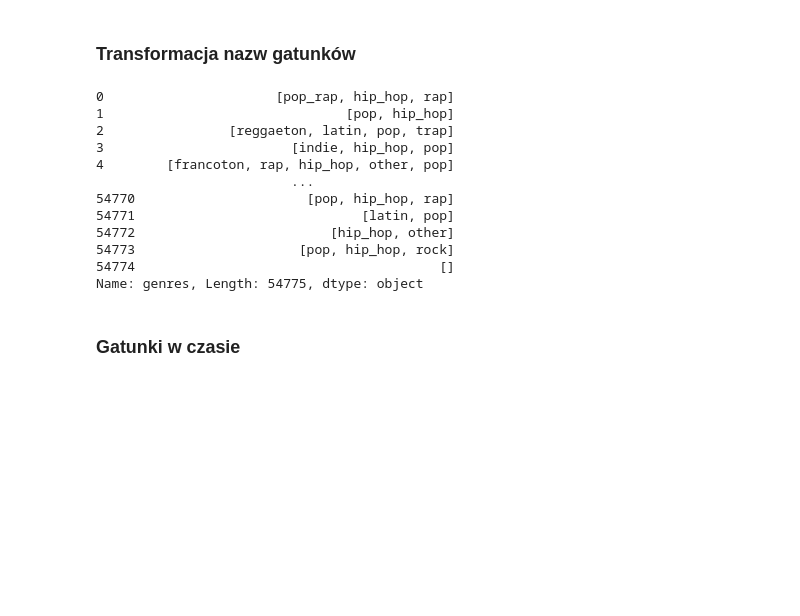
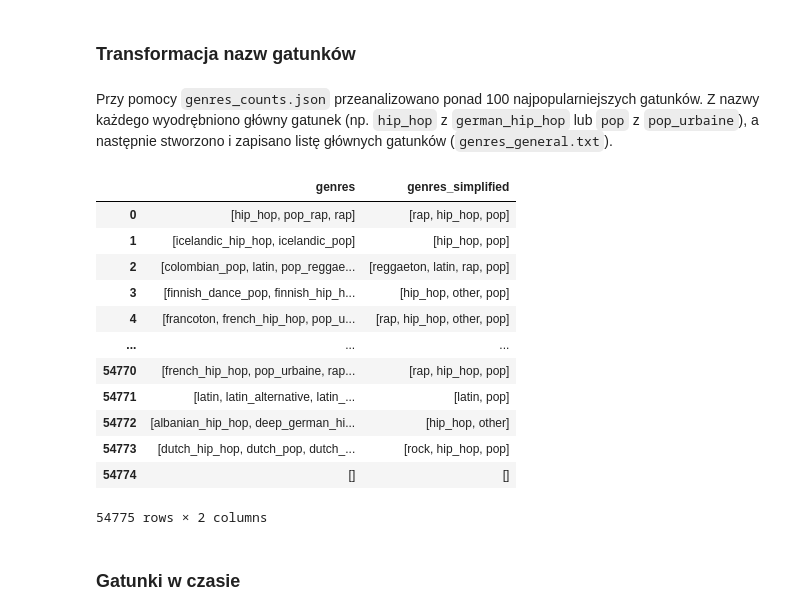
Before and after one commit to pawlooss1/spotify-data-mining, a Jupyter notebook: notebooks/genres_analysis.ipynb, the cells around one changed output. Drawn from its saved outputs; the diff is of its cells as text; code cells hidden in the pictures; blank space fills up the shorter version.

```diff
--- a/notebooks/genres_analysis.ipynb
+++ b/notebooks/genres_analysis.ipynb
@@ -15,7 +18,7 @@ from wordcloud import WordCloud
 # %%
 plt.style.use('seaborn')
 # %%
-df = pd.read_csv('./data/features.csv')
+df = pd.read_csv('../data/features.csv')
 # %% [markdown]
 ### Wstępna eksploracja
 # %%
@@ -31,6 +34,10 @@ df.head()
 Każdemu utworowi może być przypisanych wiele gatunków. Z powodu braku jasnej przesłanki co do wyboru tylko 1 z wielu, należy wziąć pod uwagę wszystkie gatunki naraz.
 # %%
 def transform_row(x):
+    """
+    Parses genre entry to a flattend list.
+    """
+
     l = json.loads(x)
     if len(l) >= 1:
         l_new = []
@@ -39,6 +46,4 @@ def transform_row(x):
         return l_new
     else:
         return []
-
-df['genres'] = df['genres'].apply(lambda x: transform_row(x))
 # %%
@@ -101,6 +108,8 @@ Najpopularniejszymi gatunkami są pop, trap, hip hop, latin, reggaeton. Dla każ
 genres_counts_sorted = dict(
     sorted(genres_counts.items(), key=lambda x: x[1], reverse=True))
 
-with open('genres_counts.json', 'w') as f:
-    json.dump(genres_counts_sorted, f)
+# with open('../data/genres/genres_counts.json', 'w') as f:
+#     json.dump(genres_counts_sorted, f)
+# %% [markdown]
+Przy pomocy `genres_counts.json` przeanalizowano ponad 100 najpopularniejszych gatunków. Z nazwy każdego wyodrębniono główny gatunek (np. `hip_hop` z `german_hip_hop` lub `pop` z `pop_urbaine`), a następnie stworzono i zapisano listę głównych gatunków (`genres_general.txt`).
 # %%
@@ -122,36 +143,29 @@ def aggregate_genres():
-# %%
-def simplify_genre(genres_simplified, genre_str):
-    for genre_simplified in genres_simplified:
-        if genre_simplified in genre_str:
-            return genre_simplified
-
-    return 'other'
 # %%
-with open('genres_simplified.txt', 'r') as f:
-    genres_simplified = f.readlines()
-    genres_simplified = [genre.strip() for genre in genres_simplified]
+with open('../data/genres/genres_general.txt', 'r') as f:
+    genres_general = f.readlines()
+    genres_general = [genre.strip() for genre in genres_general]
 
+genres_general = limit_general_genres(genres_counts, genres_general)
+df['genres_simplified'] = df['genres'].apply(
+                    lambda x: [simplify_genre(genres_general, genre) for genre in x])
+df['genres_simplified'] = df['genres_simplified'].apply(
+                    lambda x: list(set(x))) # Remove possible duplicates
 
-
-df['genres'] = df['genres'].apply(
-                    lambda x: [simplify_genre(genres_simplified, genre) for genre in x])
-df['genres'] = df['genres'].apply(
-                    lambda x: list(set(x)))
+df[['genres', 'genres_simplified']]
+# %% [output]
+|  | genres | genres_simplified |
+| 0 | [hip_hop, pop_rap, rap] | [rap, hip_hop, pop] |
+| 1 | [icelandic_hip_hop, icelandic_pop] | [hip_hop, pop] |
+| 2 | [colombian_pop, latin, pop_reggae... | [reggaeton, latin, rap, pop] |
+| 3 | [finnish_dance_pop, finnish_hip_h... | [hip_hop, other, pop] |
+| 4 | [francoton, french_hip_hop, pop_u... | [rap, hip_hop, other, pop] |
+| ... | ... | ... |
+| 54770 | [french_hip_hop, pop_urbaine, rap... | [rap, hip_hop, pop] |
+| 54771 | [latin, latin_alternative, latin_... | [latin, pop] |
+| 54772 | [albanian_hip_hop, deep_german_hi... | [hip_hop, other] |
+| 54773 | [dutch_hip_hop, dutch_pop, dutch_... | [rock, hip_hop, pop] |
+| 54774 | [] | [] |
+54775 rows × 2 columns
-# %%
-df['genres']
-# %% [output]
-0                      [pop_rap, hip_hop, rap]
-1                               [pop, hip_hop]
-2                [reggaeton, latin, pop, trap]
-3                        [indie, hip_hop, pop]
-4        [francoton, rap, hip_hop, other, pop]
-                         ...
-54770                      [pop, hip_hop, rap]
-54771                             [latin, pop]
-54772                         [hip_hop, other]
-54773                     [pop, hip_hop, rock]
-54774                                       []
-Name: genres, Length: 54775, dtype: object
 # %% [markdown]
 ### Gatunki w czasie
 # %%
```
Also changed, not shown: parts of 14 cells of this notebook, 4 other files.
